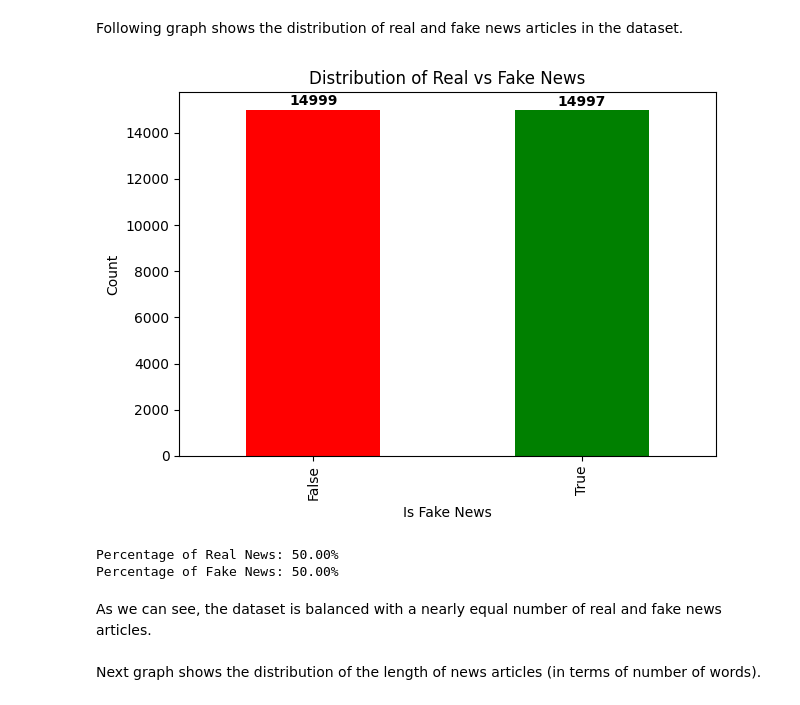
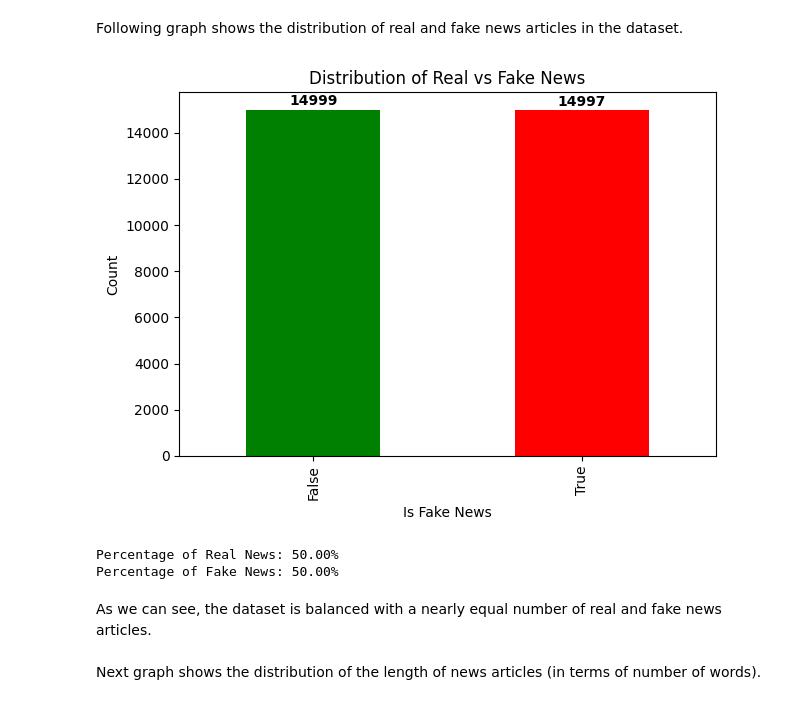
Before and after one commit to zFishStick/Cyclic-LLM-Checker, a Jupyter notebook: notebooks/analysis/dataset_1.ipynb, the cells around one changed output. Drawn from its saved outputs; the diff is of its cells as text; code cells hidden in the pictures.

```diff
--- a/notebooks/analysis/dataset_1.ipynb
+++ b/notebooks/analysis/dataset_1.ipynb
@@ -99,35 +99,35 @@ Following graph shows the distribution of real and fake news articles in the dat
 import matplotlib.pyplot as plt
 
 news = df["is_fake_news"].value_counts()
 real_news_count = news[False]
 fake_news_count = news[True]
 
-ax = df["is_fake_news"].value_counts().plot(kind="bar", color=["red", "green"])
+ax = df["is_fake_news"].value_counts().plot(kind="bar", color=["green", "red"])
 plt.title("Distribution of Real vs Fake News")
 plt.xlabel("Is Fake News")
 plt.ylabel("Count")
 
 for p in ax.patches:
     ax.text(
         p.get_x() + p.get_width() / 2, # type: ignore
         p.get_height() + 50, # type: ignore
         f"{int(p.get_height())}", # type: ignore
         ha="center",
         va="bottom",
         fontsize=10,
         fontweight="bold",
         color="black"
     )
 
 plt.tight_layout()
 plt.show()
 
 # Calcola le percentuali
 news = df["is_fake_news"].value_counts(normalize=True) * 100
 print(f"Percentage of Real News: {news[False]:.2f}%")
 print(f"Percentage of Fake News: {news[True]:.2f}%")
 # %% [output]
-[figure, old version]
+[figure, new version]
 Percentage of Real News: 50.00%
 Percentage of Fake News: 50.00%
 # %% [markdown]
```
Also changed, not shown: parts of 2 cells of this notebook, 9 other files.
